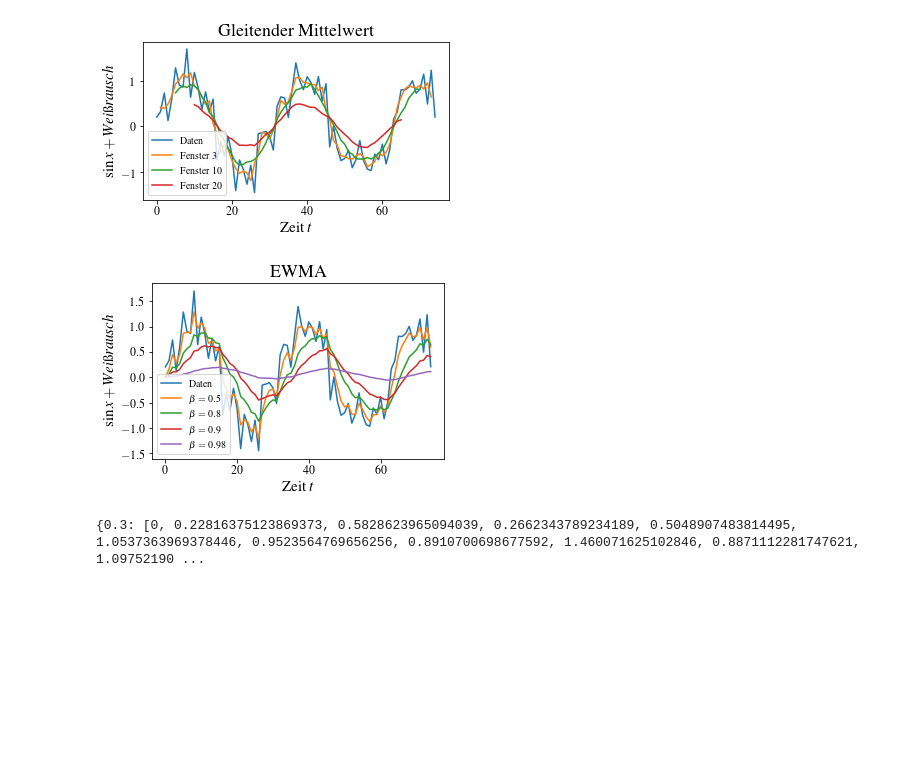
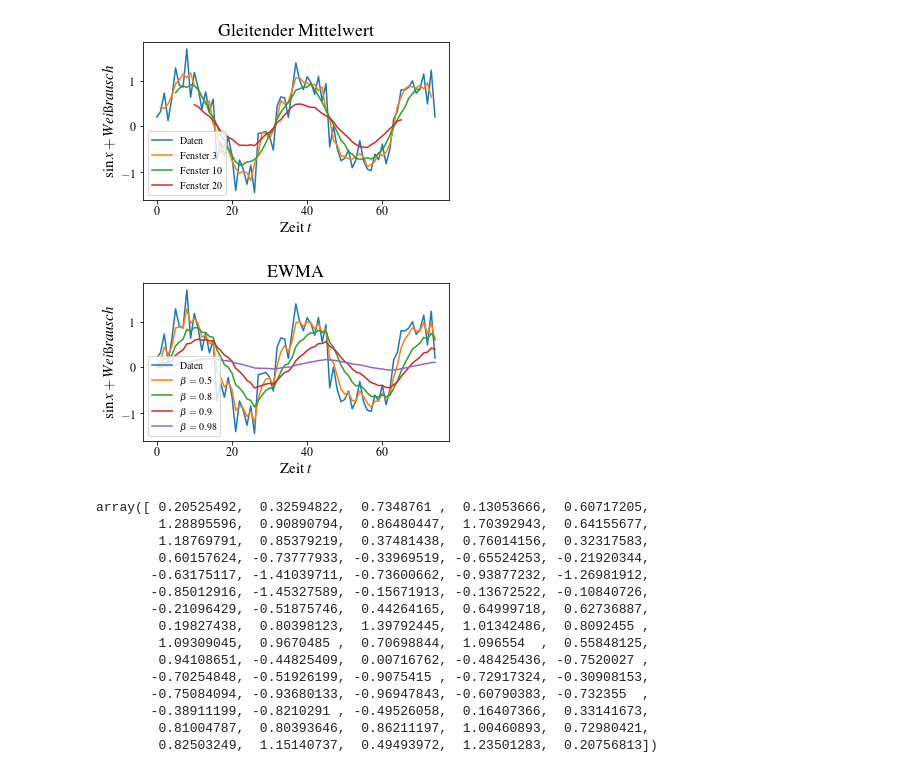
Before and after one commit to klauszi/KIS_Seminar, a Jupyter notebook: plots/Untitled.ipynb, the cells around one changed output. Saved outputs shown, nothing was run; the diff lists cells and outputs as text; code cells hidden in the pictures; blank space fills up the shorter version.

```diff
--- a/plots/Untitled.ipynb
+++ b/plots/Untitled.ipynb
@@ -141,16 +141,31 @@ for beta in betas:
 # %%
 fig, ax = plt.subplots(1,1,figsize=(plot_width,plot_height))
 ax.plot(dirty,label="Daten")
 for key, value in results.items():
     ax.plot(value,label=r"$\beta="+str(key)+"$")
 ax.set_title('EWMA')
 ax.set_xlabel('Zeit $t$')
 ax.set_ylabel('$\sin{x} + Weißrausch$')
 plt.legend()
+plt.tight_layout()
 plt.savefig("EWMA.pdf")
 # %% [output]
-[figure, old version]
+[figure, new version]
-# %%
-print(results)
-# %% [output]
-{0.3: [0, 0.22816375123869373, 0.5828623965094039, 0.2662343789234189, 0.5048907483814495, 1.0537363969378446, 0.9523564769656256, 0.8910700698677592, 1.460071625102846, 0.8871112281747621, 1.09752190 ...
+# %%
+dirty
+# %% [output]
+array([ 0.20525492,  0.32594822,  0.7348761 ,  0.13053666,  0.60717205,
+        1.28895596,  0.90890794,  0.86480447,  1.70392943,  0.64155677,
+        1.18769791,  0.85379219,  0.37481438,  0.76014156,  0.32317583,
+        0.60157624, -0.73777933, -0.33969519, -0.65524253, -0.21920344,
+       -0.63175117, -1.41039711, -0.73600662, -0.93877232, -1.26981912,
+       -0.85012916, -1.45327589, -0.15671913, -0.13672522, -0.10840726,
+       -0.21096429, -0.51875746,  0.44264165,  0.64999718,  0.62736887,
+        0.19827438,  0.80398123,  1.39792445,  1.01342486,  0.8092455 ,
+        1.09309045,  0.9670485 ,  0.70698844,  1.096554  ,  0.55848125,
+        0.94108651, -0.44825409,  0.00716762, -0.48425436, -0.7520027 ,
+       -0.70254848, -0.51926199, -0.9075415 , -0.72917324, -0.30908153,
+       -0.75084094, -0.93680133, -0.96947843, -0.60790383, -0.732355  ,
+       -0.38911199, -0.8210291 , -0.49526058,  0.16407366,  0.33141673,
+        0.81004787,  0.80393646,  0.86211197,  1.00460893,  0.72980421,
+        0.82503249,  1.15140737,  0.49493972,  1.23501283,  0.20756813])
```
Also changed, not shown: parts of 6 cells of this notebook, 9 other files.
